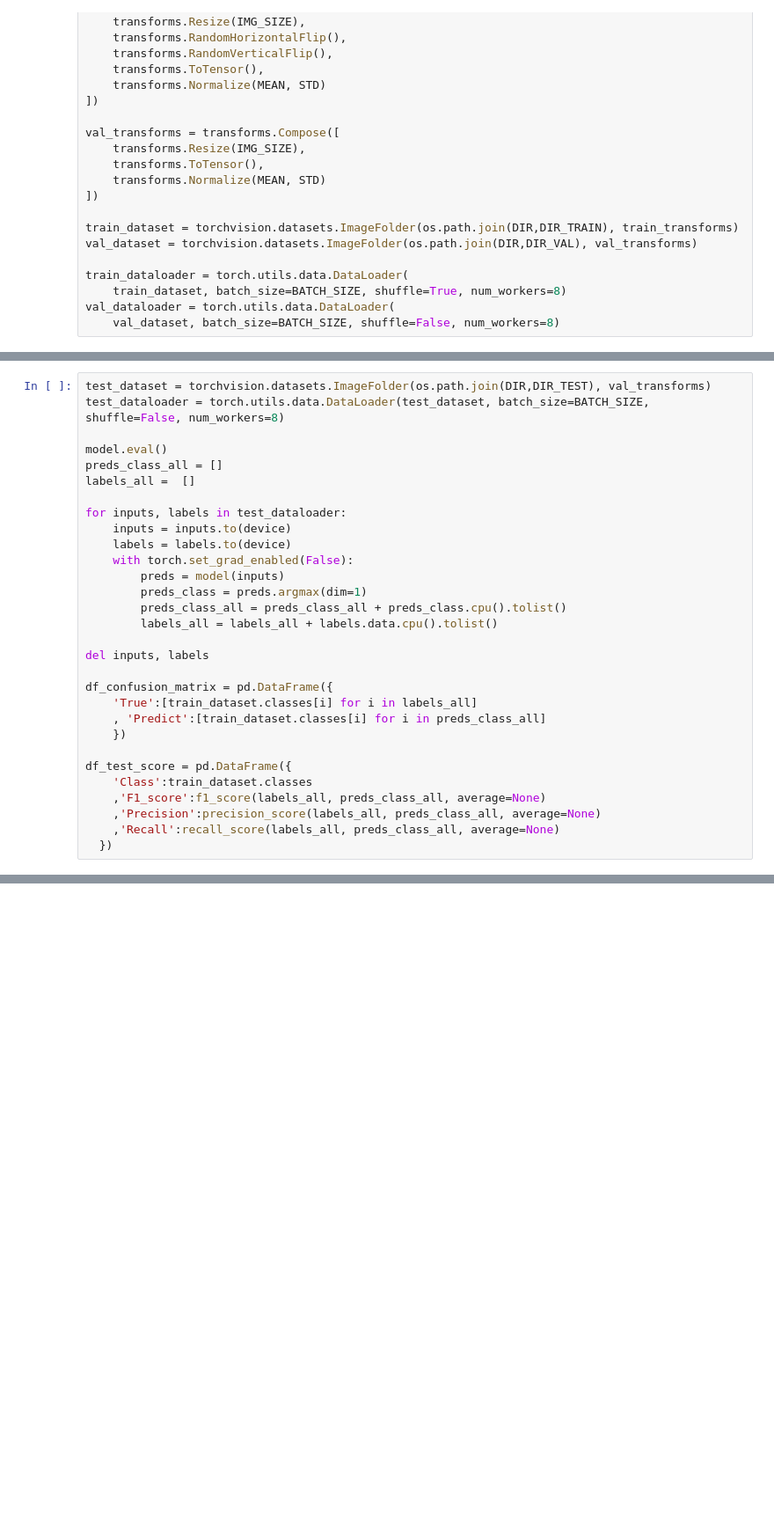
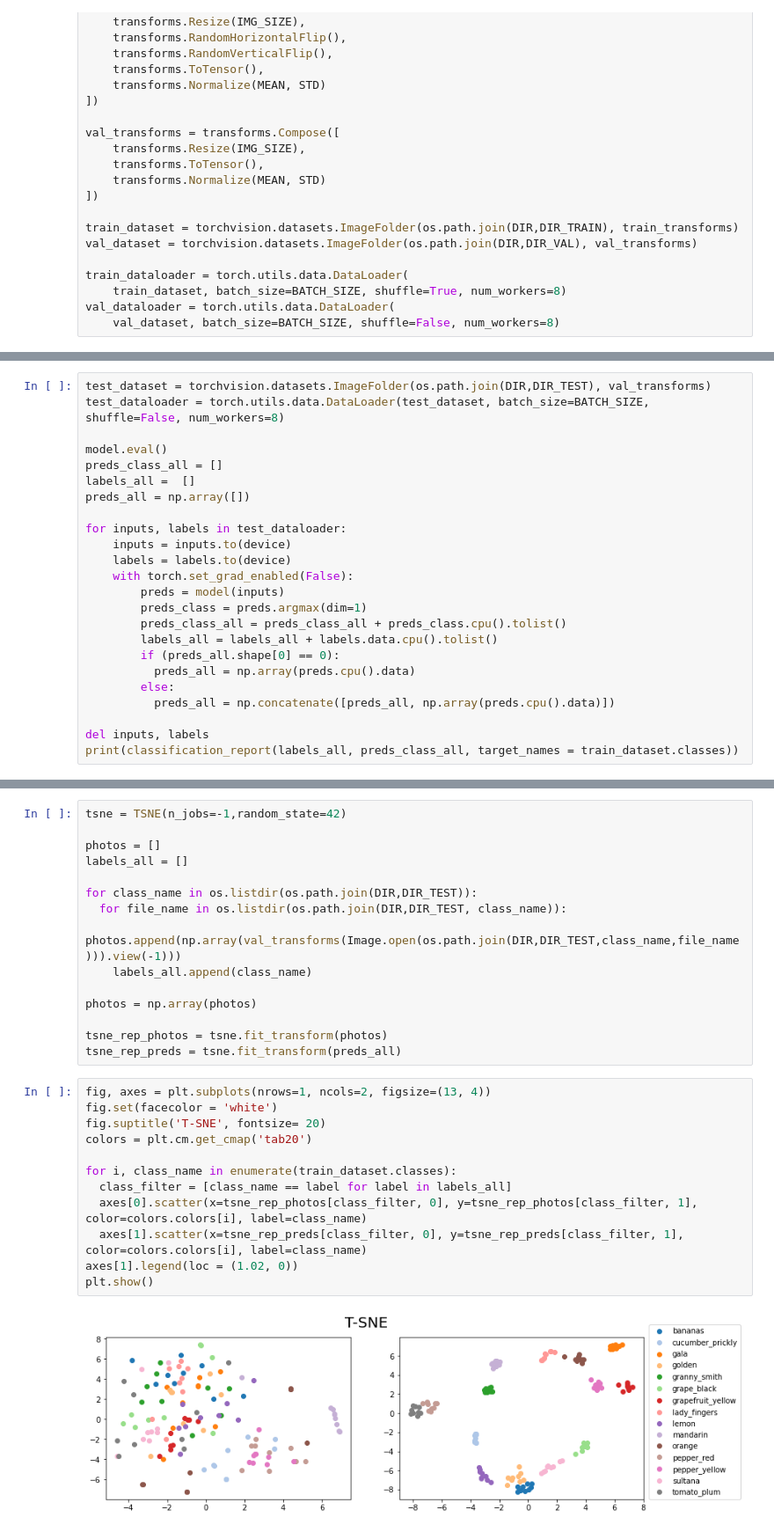
Before and after one commit to MihailMV/Fruits-and-vegetables, a Jupyter notebook: NN_fruits_and_vegetables.ipynb, the cells around one changed output, grey strips where cells are left out. Shown at 88% size. Drawn from its saved outputs; the diff is of its cells as text; blank space fills up the shorter version.

```diff
--- a/NN_fruits_and_vegetables.ipynb
+++ b/NN_fruits_and_vegetables.ipynb
@@ -253,6 +261,7 @@ test_dataloader = torch.utils.data.DataLoader(test_dataset, batch_size=BATCH_SIZ
 model.eval()
 preds_class_all = []
 labels_all =  []
+preds_all = np.array([])
 
 for inputs, labels in test_dataloader:
     inputs = inputs.to(device)
@@ -262,17 +271,10 @@ for inputs, labels in test_dataloader:
         preds_class = preds.argmax(dim=1)
         preds_class_all = preds_class_all + preds_class.cpu().tolist()
         labels_all = labels_all + labels.data.cpu().tolist()
+        if (preds_all.shape[0] == 0):
+          preds_all = np.array(preds.cpu().data)
+        else:
+          preds_all = np.concatenate([preds_all, np.array(preds.cpu().data)])
 
 del inputs, labels
-
-df_сonfusion_matrix = pd.DataFrame({
-    'True':[train_dataset.classes[i] for i in labels_all]
-    , 'Predict':[train_dataset.classes[i] for i in preds_class_all]
-    })
-
-df_test_score = pd.DataFrame({
-    'Class':train_dataset.classes
-    ,'F1_score':f1_score(labels_all, preds_class_all, average=None)
-    ,'Precision':precision_score(labels_all, preds_class_all, average=None)
-    ,'Recall':recall_score(labels_all, preds_class_all, average=None)
-  })
+print(classification_report(labels_all, preds_class_all, target_names = train_dataset.classes))
@@ -321,0 +299,29 @@ df_test_score.pivot_table(values=['F1_score','Precision','Recall'], index='Class
+# %%
+tsne = TSNE(n_jobs=-1,random_state=42)
+
+photos = []
+labels_all = []
+
+for class_name in os.listdir(os.path.join(DIR,DIR_TEST)):
+  for file_name in os.listdir(os.path.join(DIR,DIR_TEST, class_name)):
+    photos.append(np.array(val_transforms(Image.open(os.path.join(DIR,DIR_TEST,class_name,file_name))).view(-1)))
+    labels_all.append(class_name)
+
+photos = np.array(photos)
+
+tsne_rep_photos = tsne.fit_transform(photos)
+tsne_rep_preds = tsne.fit_transform(preds_all)
+# %%
+fig, axes = plt.subplots(nrows=1, ncols=2, figsize=(13, 4))
+fig.set(facecolor = 'white')
+fig.suptitle('T-SNE', fontsize= 20)
+colors = plt.cm.get_cmap('tab20')
+
+for i, class_name in enumerate(train_dataset.classes):
+  class_filter = [class_name == label for label in labels_all]
+  axes[0].scatter(x=tsne_rep_photos[class_filter, 0], y=tsne_rep_photos[class_filter, 1], color=colors.colors[i], label=class_name)
+  axes[1].scatter(x=tsne_rep_preds[class_filter, 0], y=tsne_rep_preds[class_filter, 1], color=colors.colors[i], label=class_name)
+axes[1].legend(loc = (1.02, 0))
+plt.show()
+# %% [output]
+[figure, added]
```
Also changed, not shown: parts of 50 cells of this notebook.
